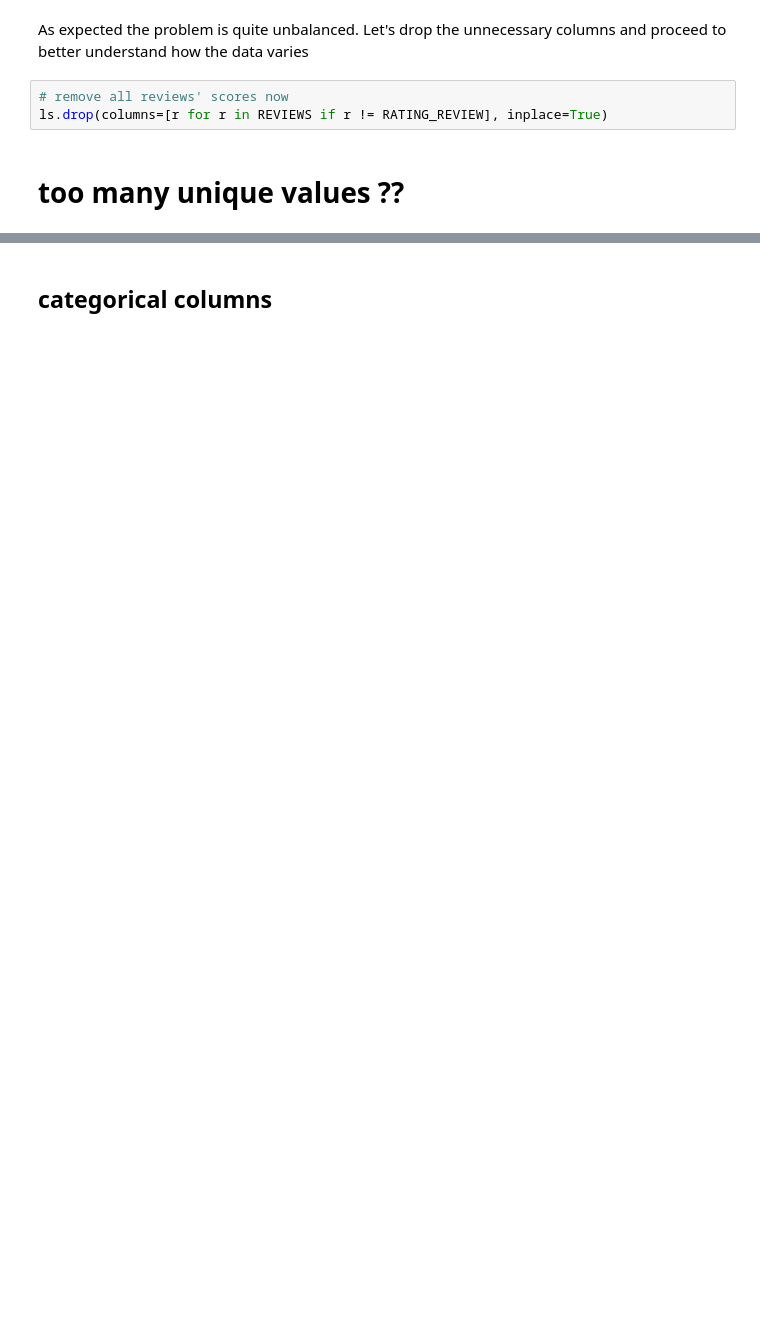
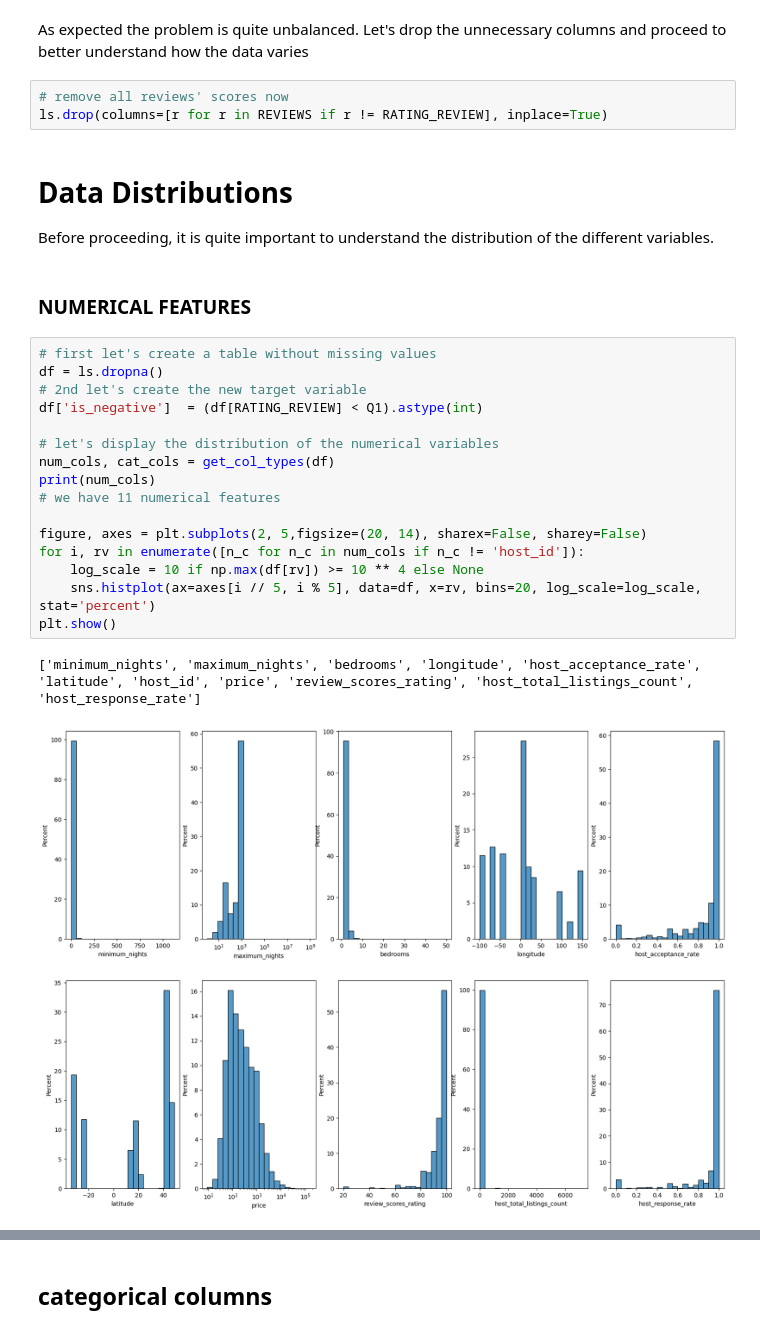
Before and after one commit to ayhem18/My_Kaggle_Repo, a Jupyter notebook: Working_on_datasets/Airbnb_dataset/Airbnb_AyhemBouabid.ipynb, the cells around one changed output, grey strips where cells are left out. Cells and saved outputs as stored; diff of their text form; blank space fills up the shorter version.

```diff
--- a/Working_on_datasets/Airbnb_dataset/Airbnb_AyhemBouabid.ipynb
+++ b/Working_on_datasets/Airbnb_dataset/Airbnb_AyhemBouabid.ipynb
@@ -481,5 +405,27 @@ As expected the problem is quite unbalanced. Let's drop the unnecessary columns
 # %%
 # remove all reviews' scores now
 ls.drop(columns=[r for r in REVIEWS if r != RATING_REVIEW], inplace=True)
-# %% [markdown]
-# too many unique values ??
+# %% [markdown]
+# Data Distributions
+Before proceeding, it is quite important to understand the distribution of the different variables.
+# %% [markdown]
+### NUMERICAL FEATURES
+# %%
+# first let's create a table without missing values
+df = ls.dropna()
+# 2nd let's create the new target variable
+df['is_negative']  = (df[RATING_REVIEW] < Q1).astype(int)
+
+# let's display the distribution of the numerical variables
+num_cols, cat_cols = get_col_types(df)
+print(num_cols)
+# we have 11 numerical features
+
+figure, axes = plt.subplots(2, 5,figsize=(20, 14), sharex=False, sharey=False)
+for i, rv in enumerate([n_c for n_c in num_cols if n_c != 'host_id']):
+    log_scale = 10 if np.max(df[rv]) >= 10 ** 4 else None
+    sns.histplot(ax=axes[i // 5, i % 5], data=df, x=rv, bins=20, log_scale=log_scale, stat='percent')
+plt.show()
+# %% [output]
+['minimum_nights', 'maximum_nights', 'bedrooms', 'longitude', 'host_acceptance_rate', 'latitude', 'host_id', 'price', 'review_scores_rating', 'host_total_listings_count', 'host_response_rate']
+[figure, added]
```
Also changed, not shown: parts of 41 cells of this notebook, 3 other files.
